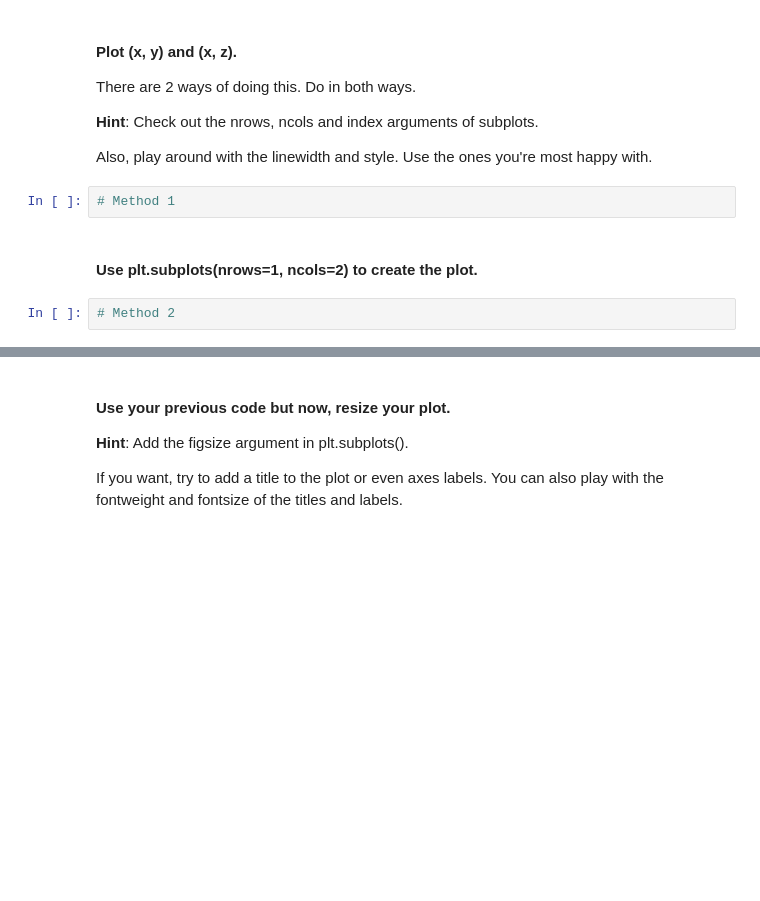
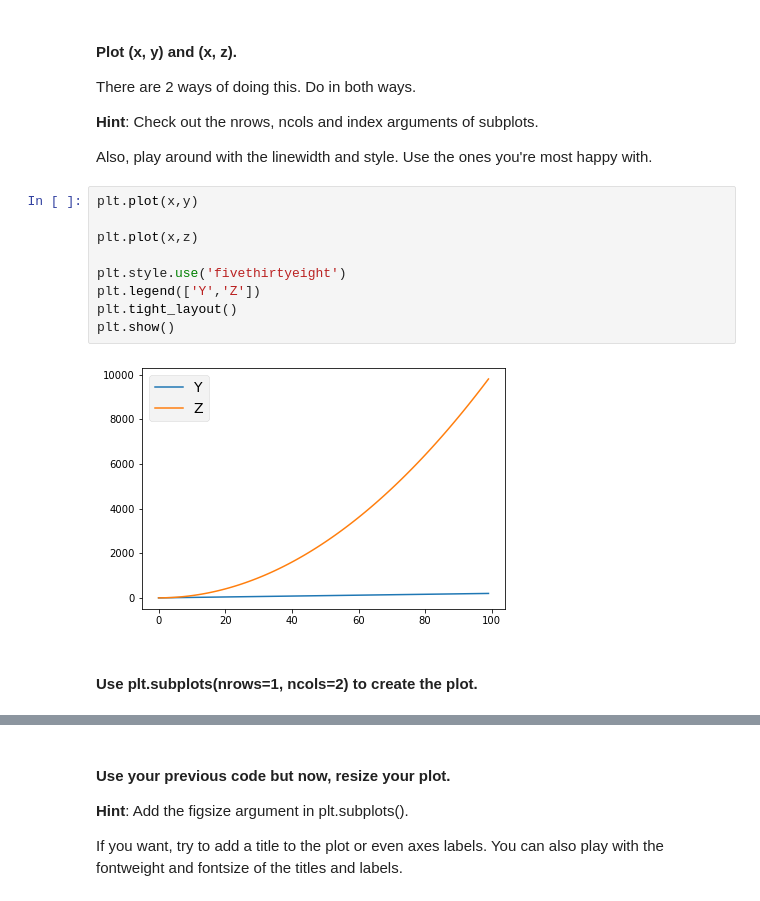
Before and after one commit to ta-data-lis/lab-matplotlib-seaborn, a Jupyter notebook: your-code/main.ipynb, the cells around one changed output, grey strips where cells are left out. Cells and saved outputs as stored; diff of their text form; blank space fills up the shorter version.

```diff
--- a/your-code/main.ipynb
+++ b/your-code/main.ipynb
@@ -20,9 +29,16 @@ There are 2 ways of doing this. Do in both ways.
 **Hint**: Check out the nrows, ncols and index arguments of subplots.
 
 Also, play around with the linewidth and style. Use the ones you're most happy with.
-# %%
-# Method 1
+# %%
+plt.plot(x,y)
+
+plt.plot(x,z)
+
+plt.style.use('fivethirtyeight')
+plt.legend(['Y','Z'])
+plt.tight_layout()
+plt.show()
+# %% [output]
+[figure, added]
 # %% [markdown]
 #### Use plt.subplots(nrows=1, ncols=2) to create the plot.
-# %%
-# Method 2
```
Also changed, not shown: parts of 52 cells of this notebook.
